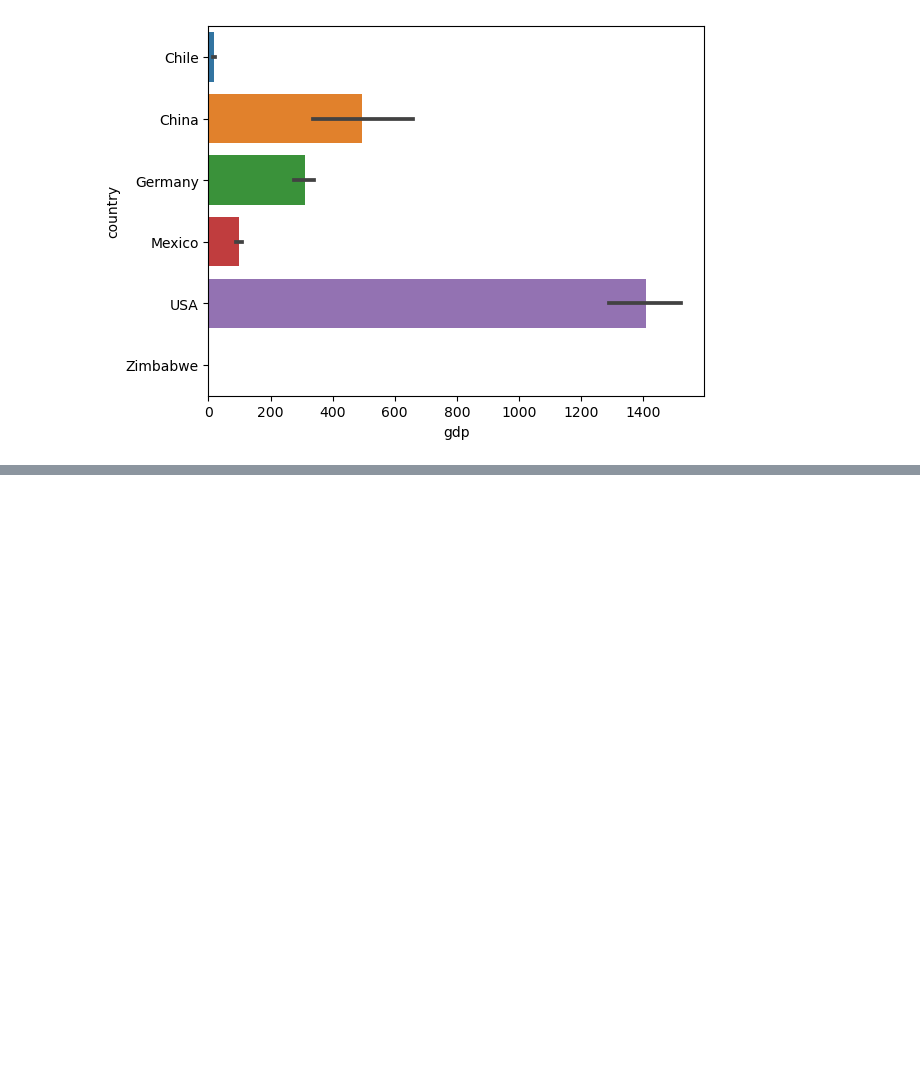
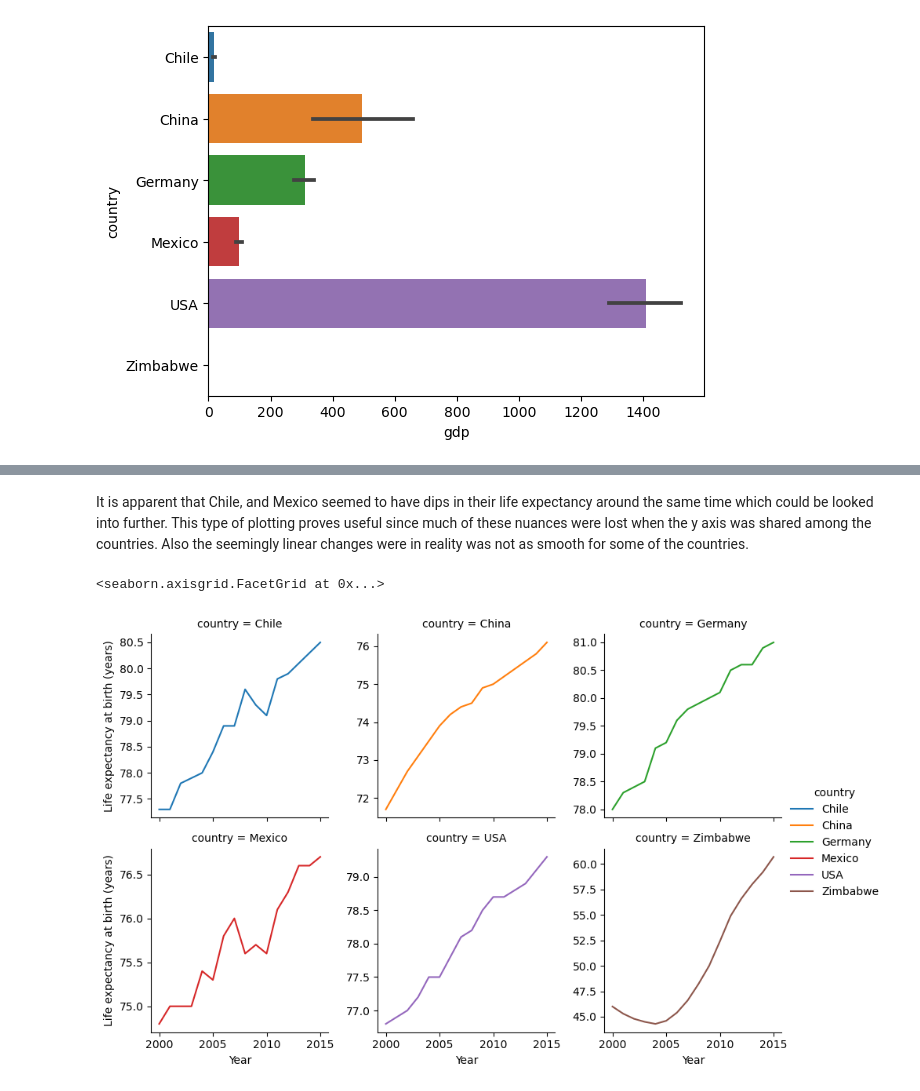
Before and after one commit to MrSpinoza/Life-Expectancy-and-GDP-Starter, a Jupyter notebook: life_expectancy_gdp.ipynb, the cells around one changed output, grey strips where cells are left out. Saved outputs shown, nothing was run; the diff lists cells and outputs as text; code cells hidden in the pictures; blank space fills up the shorter version.

```diff
--- a/life_expectancy_gdp.ipynb
+++ b/life_expectancy_gdp.ipynb
@@ -93,0 +141,12 @@ plt.show()
+# %% [markdown]
+It is apparent that Chile, and Mexico seemed to have dips in their life expectancy around the same time which could be looked into further. This type of plotting proves useful since much of these nuances were lost when the y axis was shared among the countries. Also the seemingly linear changes were in reality was not as smooth for some of the countries.
+# %%
+graphLE = sns.FacetGrid(data, col="country", hue="country", col_wrap=3, sharey=False)
+
+graphLE = (graphLE.map(sns.lineplot,"year","life_exp")
+         .add_legend()
+         .set_axis_labels("Year","Life expectancy at birth (years)"))
+graphLE
+# %% [output]
+<seaborn.axisgrid.FacetGrid at 0x...>
+[figure, added]
```
Also changed, not shown: parts of 30 cells of this notebook.
